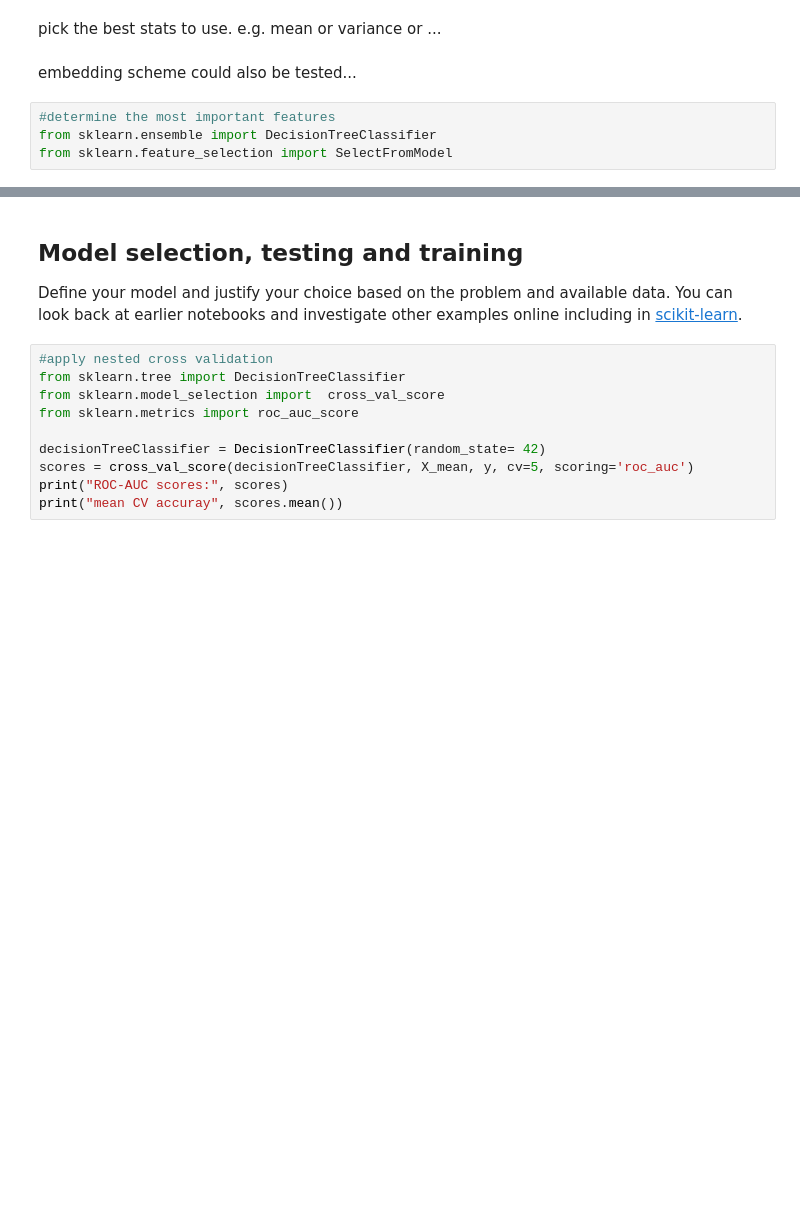
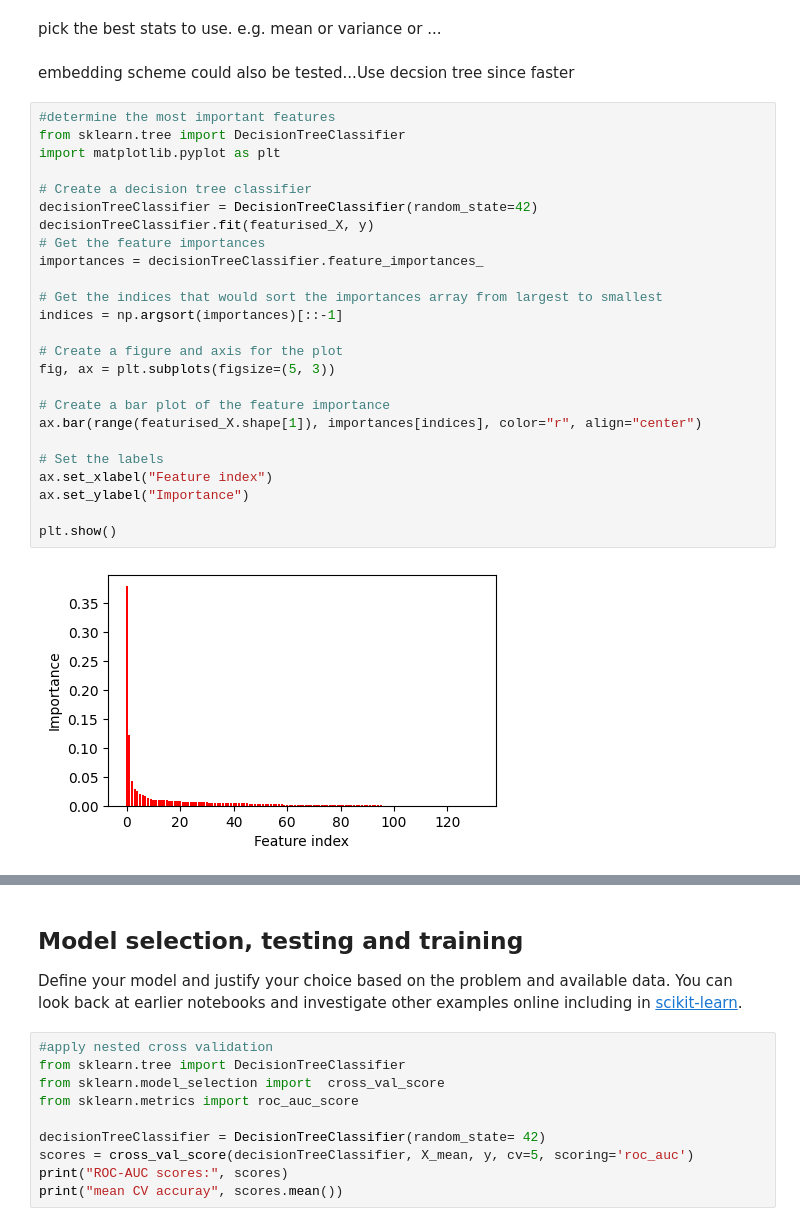
Before and after one commit to markzangwill/test3, a Jupyter notebook: Lecture9.ipynb, the cells around one changed output, grey strips where cells are left out. Saved outputs shown, nothing was run; the diff lists cells and outputs as text; blank space fills up the shorter version.

```diff
--- a/Lecture9.ipynb
+++ b/Lecture9.ipynb
@@ -199,8 +205,31 @@ print(featurised_df.iloc[:2, :4])
 # %% [markdown]
 pick the best stats to use. e.g. mean or variance or ...
 # %% [markdown]
-embedding scheme could also be tested...
+embedding scheme could also be tested...Use decsion tree since faster
-# %%
-#determine the most important features
-from sklearn.ensemble import DecisionTreeClassifier
-from sklearn.feature_selection import SelectFromModel
+# %%
+#determine the most important features
+from sklearn.tree import DecisionTreeClassifier
+import matplotlib.pyplot as plt
+
+# Create a decision tree classifier
+decisionTreeClassifier = DecisionTreeClassifier(random_state=42)
+decisionTreeClassifier.fit(featurised_X, y)
+# Get the feature importances
+importances = decisionTreeClassifier.feature_importances_
+
+# Get the indices that would sort the importances array from largest to smallest
+indices = np.argsort(importances)[::-1]
+
+# Create a figure and axis for the plot
+fig, ax = plt.subplots(figsize=(5, 3))
+
+# Create a bar plot of the feature importance
+ax.bar(range(featurised_X.shape[1]), importances[indices], color="r", align="center")
+
+# Set the labels
+ax.set_xlabel("Feature index")
+ax.set_ylabel("Importance")
+
+plt.show()
+# %% [output]
+[figure, added]
```
Also changed, not shown: parts of 6 cells of this notebook.
